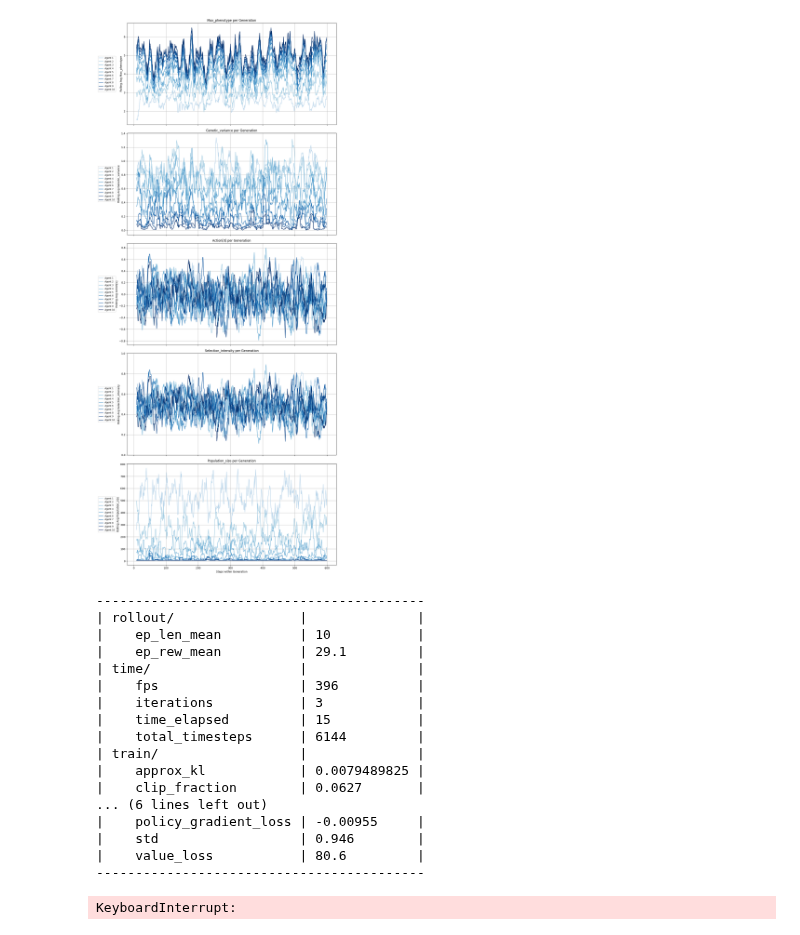
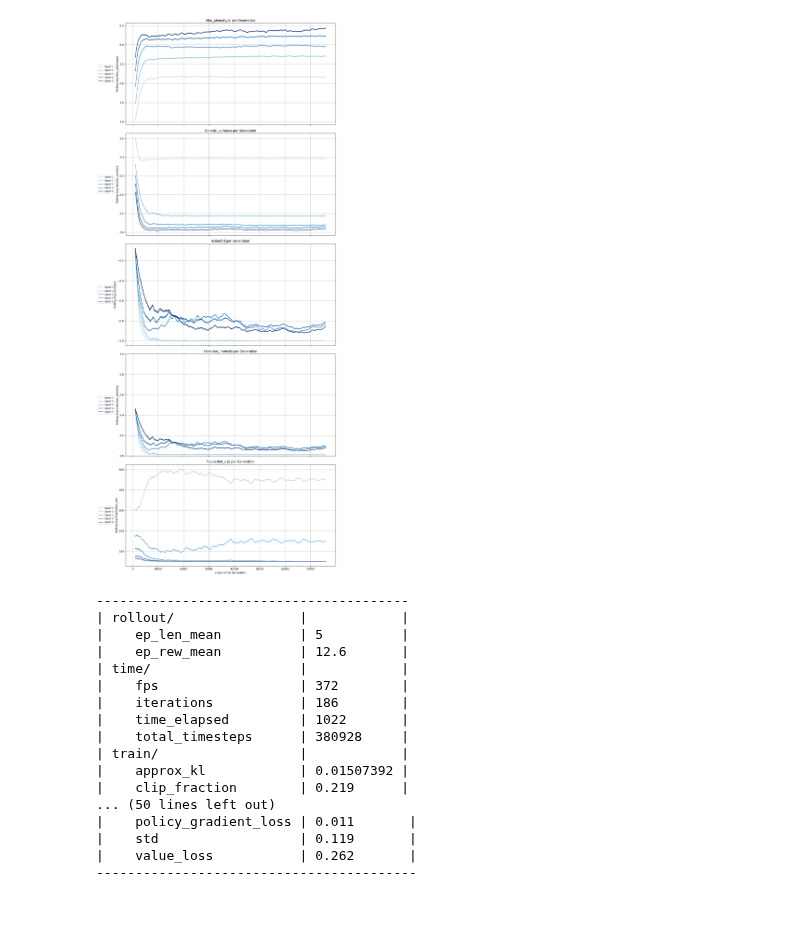
Before and after one commit to cjGO/ChewC, a Jupyter notebook: dev_nbs/BudgetAgent.ipynb, the cells around one changed output. Cells and saved outputs as stored; diff of their text form; code cells hidden in the pictures.

Commit message:
working budget env

```diff
--- a/dev_nbs/BudgetAgent.ipynb
+++ b/dev_nbs/BudgetAgent.ipynb
@@ -494,6 +398,10 @@ class SimulationConfig:
     seed: int = 41
     starting_budget: int = 100
     min_offspring: int = 5
+
+import gymnasium as gym
+import numpy as np
+import torch
 
 class BudgetEnvironment(gym.Env):
     def __init__(self, SP, config):
@@ -588,7 +496,9 @@ class BudgetEnvironment(gym.Env):
         info = {
             'max_phenotype': float(self.phenotypes.max().item()),
             'genetic_variance': float(self.phenotypes.var().item()),
-            'selection_intensity': float(selection_intensity),
+            'action[0]': float(action[0]),
+            'selection_intensity': selection_intensity,
+            # 'action[1]': float(action[1]
             # 'budget_allocation': float(budget_allocation),
             # 'converted_budget': converted_budget,
             'current_generation': self.current_generation,
@@ -600,29 +615,31 @@ class BudgetEnvironment(gym.Env):
+# %%
+config = SimulationConfig(n_markers=100, max_generations=5, min_offspring=50,
+                          starting_budget=500, starting_parents=130,pop_size=100,sparse_reward=False,seed=392)
+SP = SimParams(config)
 # %%
-config = SimulationConfig(n_markers=100, max_generations=10, min_offspring=5, starting_budget=1000, starting_parents=130,pop_size=100,sparse_reward=False,seed=32)
-SP = SimParams(config)
+
 
 si_env = BudgetEnvironment(SP, config)
 si_model = PPO("MultiInputPolicy", si_env, device='cuda', verbose=1)
 # best_action, best_mean_max_phenotype, baseline_results = get_constant_action_baseline(si_env,)
-vis_callback = GeneralizedVisualizationCallback(log_freq=1000)
-si_model.learn(total_timesteps=config.max_generations * 50000, callback=vis_callback)
+vis_callback = GeneralizedVisualizationCallback(log_freq=10000)
+si_model.learn(total_timesteps=config.max_generations * 100000, callback=vis_callback)
 # %% [output]
-[figure, old version]
+[figure, new version]
-------------------------------------------
-| rollout/                |              |
-|    ep_len_mean          | 10           |
-|    ep_rew_mean          | 29.1         |
-| time/                   |              |
-|    fps                  | 396          |
-|    iterations           | 3            |
-|    time_elapsed         | 15           |
-|    total_timesteps      | 6144         |
-| train/                  |              |
-|    approx_kl            | 0.0079489825 |
-|    clip_fraction        | 0.0627       |
-... (6 lines left out)
-|    policy_gradient_loss | -0.00955     |
-|    std                  | 0.946        |
-|    value_loss           | 80.6         |
-------------------------------------------
+----------------------------------------
+| rollout/                |            |
+|    ep_len_mean          | 5          |
+|    ep_rew_mean          | 12.6       |
+| time/                   |            |
+|    fps                  | 372        |
+|    iterations           | 186        |
+|    time_elapsed         | 1022       |
+|    total_timesteps      | 380928     |
+| train/                  |            |
+|    approx_kl            | 0.01507392 |
+|    clip_fraction        | 0.219      |
+... (50 lines left out)
+|    policy_gradient_loss | 0.011       |
+|    std                  | 0.119       |
+|    value_loss           | 0.262       |
+-----------------------------------------
-KeyboardInterrupt:
```
Also changed, not shown: parts of 3 cells of this notebook.
